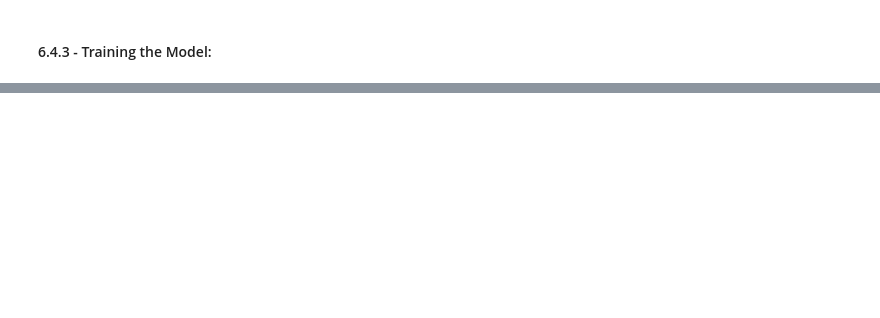
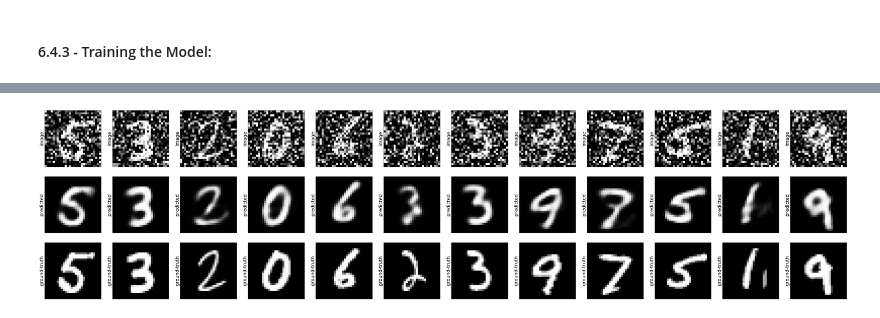
Before and after one commit to ylee9107/ComputerVisionTensorFlow2_myLearning, a Jupyter notebook: 6 - Enchancing and Segementing Images/Dealing with Images (Enhancing and Segmenting)_Notebook1.ipynb, the cells around one changed output, grey strips where cells are left out. Drawn from its saved outputs; the diff is of its cells as text; code cells hidden in the pictures; blank space fills up the shorter version.

```diff
--- a/6 - Enchancing and Segementing Images/Dealing with Images (Enhancing and Segmenting)_Notebook1.ipynb
+++ b/6 - Enchancing and Segementing Images/Dealing with Images (Enhancing and Segmenting)_Notebook1.ipynb
@@ -1306,0 +1458,10 @@ model_dir = os.path.join('.', 'models', 'AutoEncoder_Denoising_MNIST')
+# %%
+predicted_DigitSamples = autoEncoder.predict_on_batch(noisy_DigitSamples)
+
+fig = plot_images_inGrid([np.squeeze(noisy_DigitSamples),
+                       np.squeeze(predicted_DigitSamples),
+                       np.squeeze(original_DigitSamples)],
+                      titles=['image', 'predicted', 'ground-truth'],
+                      grayscale=True, transpose=True)
+fig.show()
+# %% [output]
@@ -1307 +1469,2 @@ model_dir = os.path.join('.', 'models', 'AutoEncoder_Denoising_MNIST')
+[figure, added]
 # %% [markdown]
```
Also changed, not shown: parts of 21 cells of this notebook.
